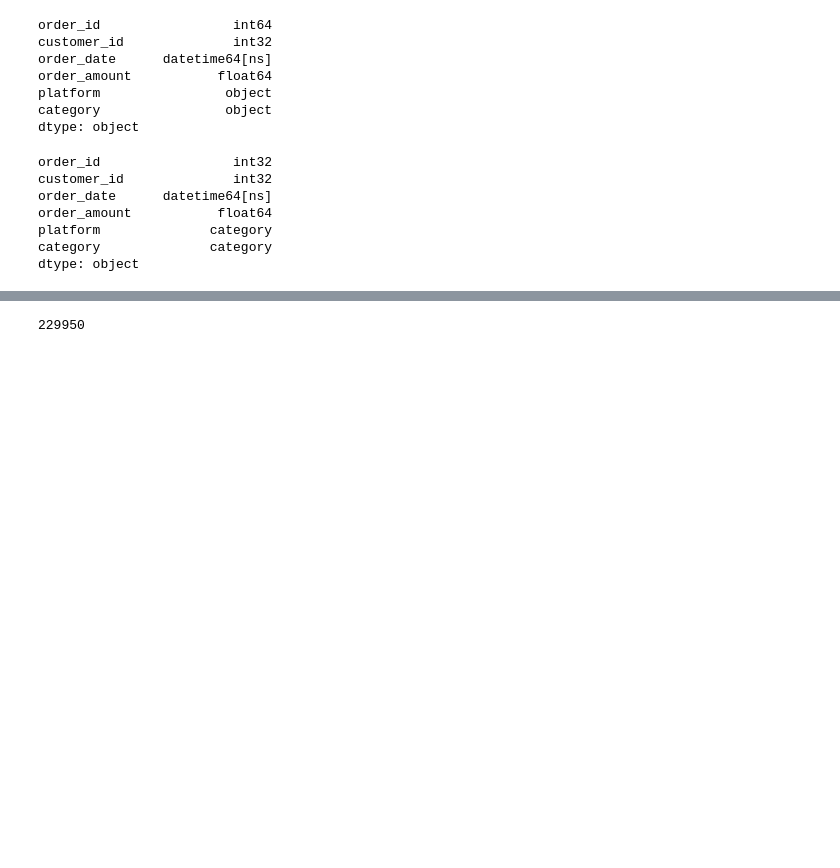
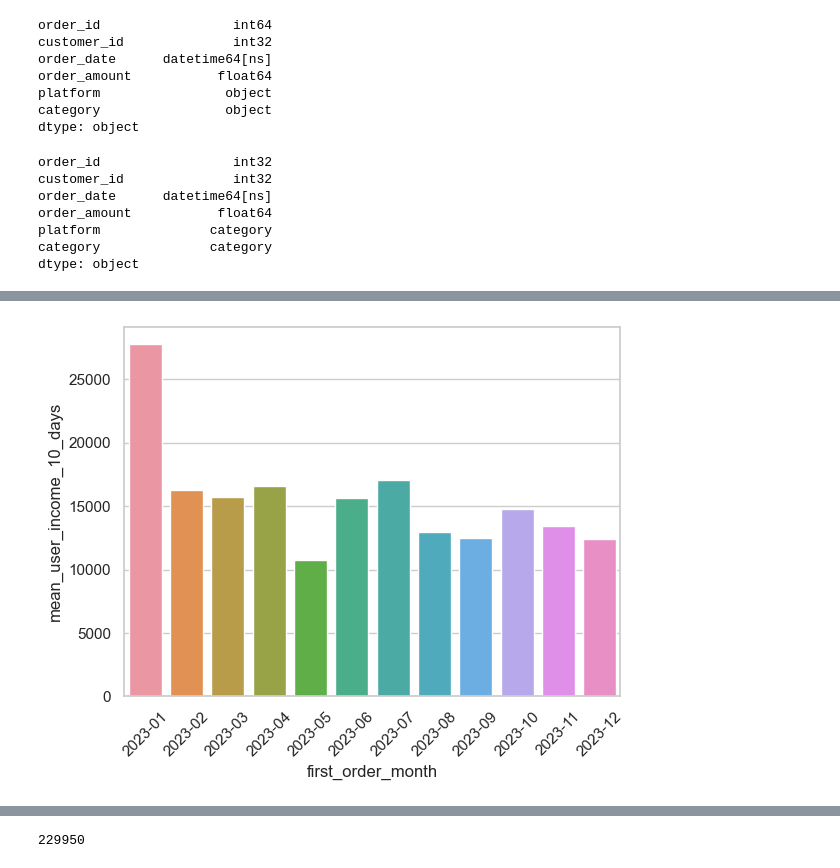
Before and after one commit to gbrs/test_tasks, a Jupyter notebook: karpov_01/pandas.ipynb, the cells around one changed output, grey strips where cells are left out. Saved outputs shown, nothing was run; the diff lists cells and outputs as text; code cells hidden in the pictures; blank space fills up the shorter version.

```diff
--- a/karpov_01/pandas.ipynb
+++ b/karpov_01/pandas.ipynb
@@ -123,0 +140,9 @@ Freq: M, Name: customer_id, dtype: int64
+# %%
+incomes_10_days = (
+    df
+    .groupby(['first_order_month', 'customer_id'])
+    .income_10_days
+    .min()
+    .reset_index()
+)
+incomes_10_days.sample(5)
@@ -123,0 +156,13 @@ Freq: M, Name: customer_id, dtype: int64
+# %%
+mean_user_incomes_10_days = (
+    incomes_10_days
+    .groupby('first_order_month')
+    .agg(
+        cohort_size=('customer_id', 'nunique'),
+        mean_user_income_10_days=('income_10_days', 'mean')
+    )
+    .astype(int)
+    .reset_index()
+    [:12]
+)
+mean_user_incomes_10_days
@@ -123,0 +183,6 @@ Freq: M, Name: customer_id, dtype: int64
+# %%
+plt.xticks(rotation=45)
+sns.barplot(mean_user_incomes_10_days, x='first_order_month', y='mean_user_income_10_days');
+# sns.lmplot(mean_user_incomes_10_days, x='first_order_month', y='mean_user_income_10_days');
+# %% [output]
+[figure, added]
```
Also changed, not shown: parts of 13 cells of this notebook.
